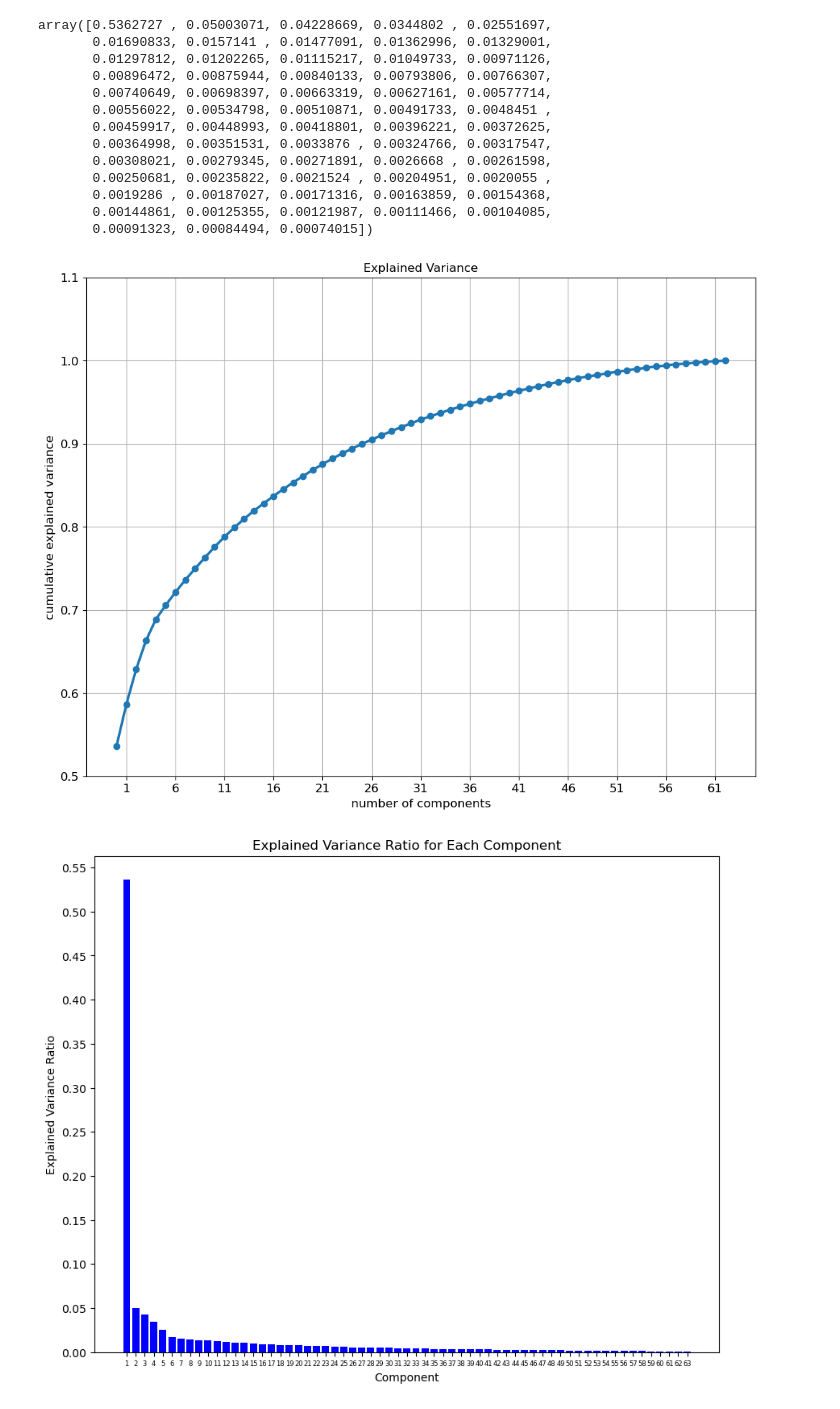
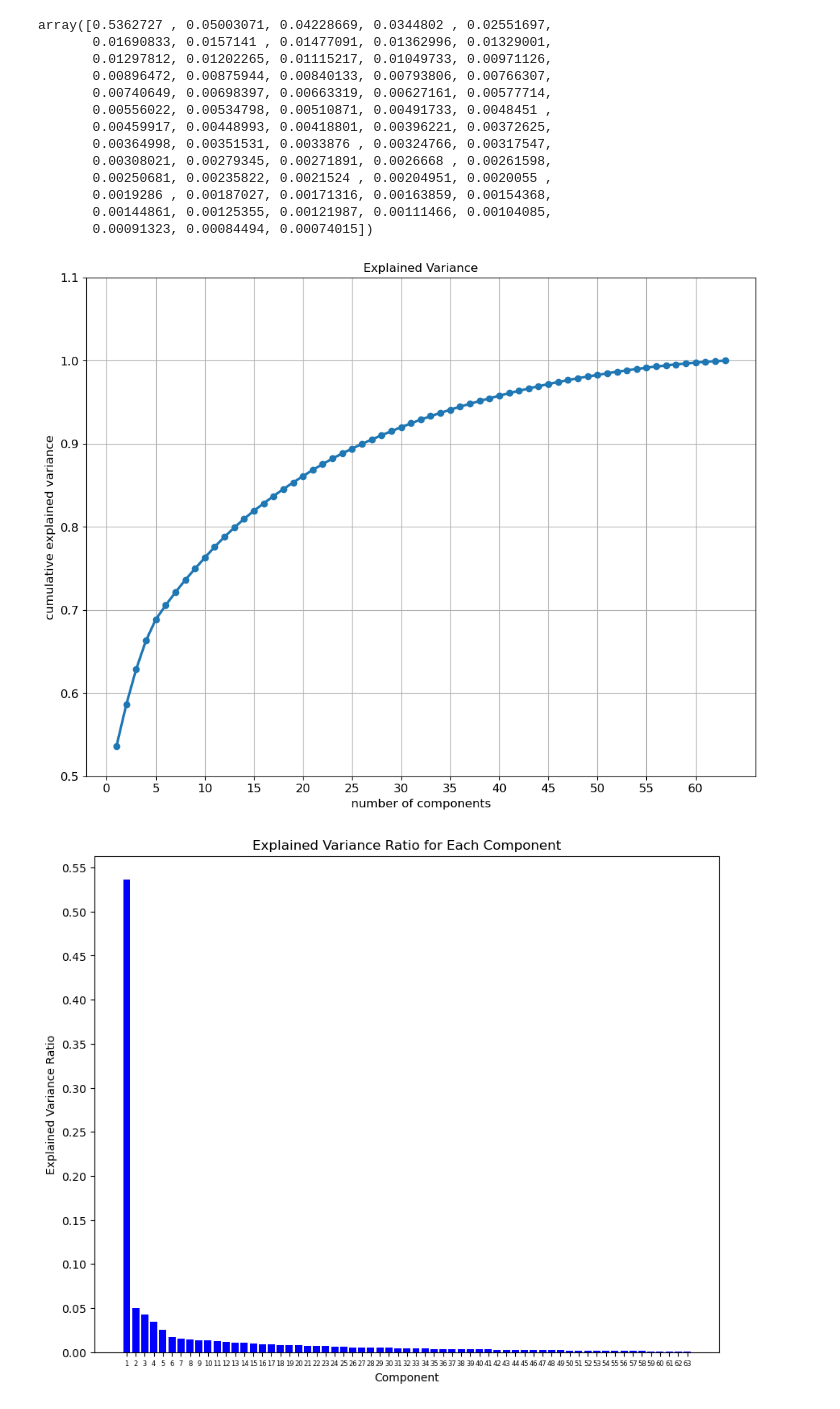
Before and after one commit to TIVEAA/Project_II, a Jupyter notebook: PCA_analysis.ipynb, the cells around one changed output. Drawn from its saved outputs; the diff is of its cells as text; code cells hidden in the pictures.

```diff
--- a/PCA_analysis.ipynb
+++ b/PCA_analysis.ipynb
@@ -128,17 +128,19 @@ array([0.5362727 , 0.05003071, 0.04228669, 0.0344802 , 0.02551697,
        0.00144861, 0.00125355, 0.00121987, 0.00111466, 0.00104085,
        0.00091323, 0.00084494, 0.00074015])
 # %%
+
 plt.figure(figsize=(12,9))
-plt.plot(np.cumsum(pca.explained_variance_ratio_), marker='o', linewidth = 2.5)
+num_components = range(1, len(pca.explained_variance_ratio_) + 1)
+plt.plot(num_components,np.cumsum(pca.explained_variance_ratio_), marker='o', linewidth = 2.5)
 plt.xlabel('number of components', fontsize = 12)
 plt.ylabel('cumulative explained variance', fontsize = 12)
 # Increase the number of xticks and yticks
-plt.xticks(np.arange(1, len(pca.explained_variance_ratio_), step=5), fontsize = 12)
+plt.xticks(np.arange(0, len(pca.explained_variance_ratio_), step=5), fontsize = 12)
 plt.yticks(np.arange(0.5, 1.1, 0.1), fontsize = 12)
 plt.grid()
 plt.title("Explained Variance");
 # %% [output]
-[figure, old version]
+[figure, new version]
 # %%
 # Explained variance ratios
 explained_variance_ratio = pca.explained_variance_ratio_
```
Also changed, not shown: parts of 2 cells of this notebook.
